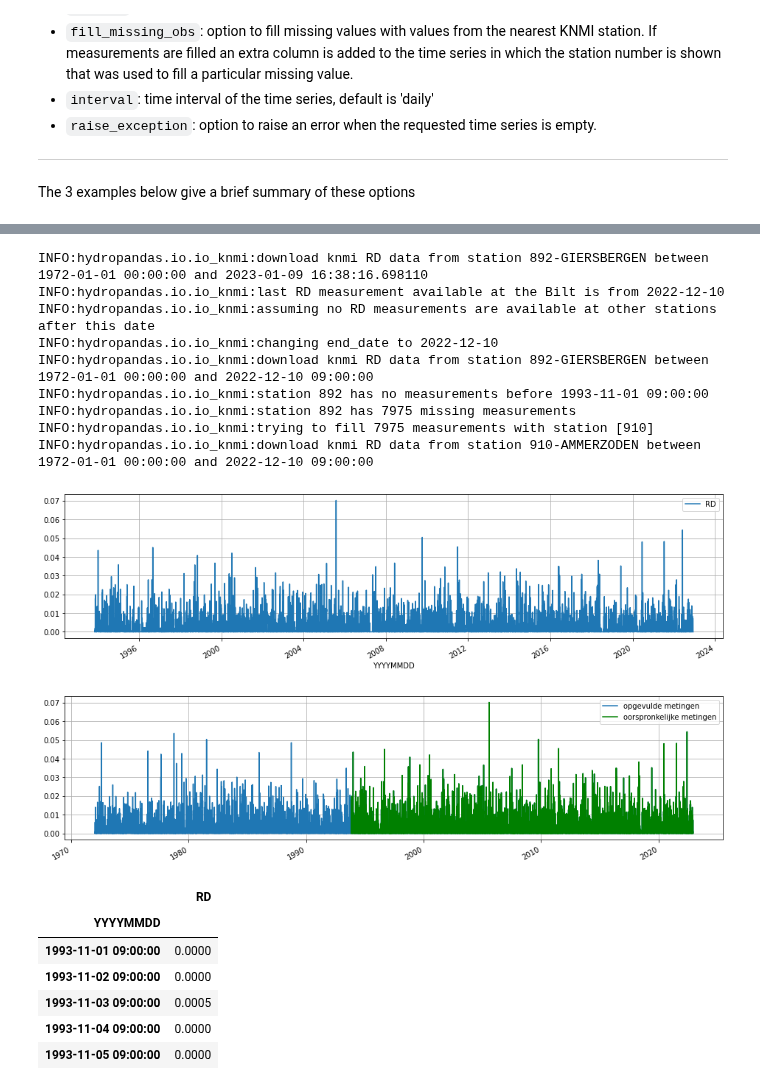
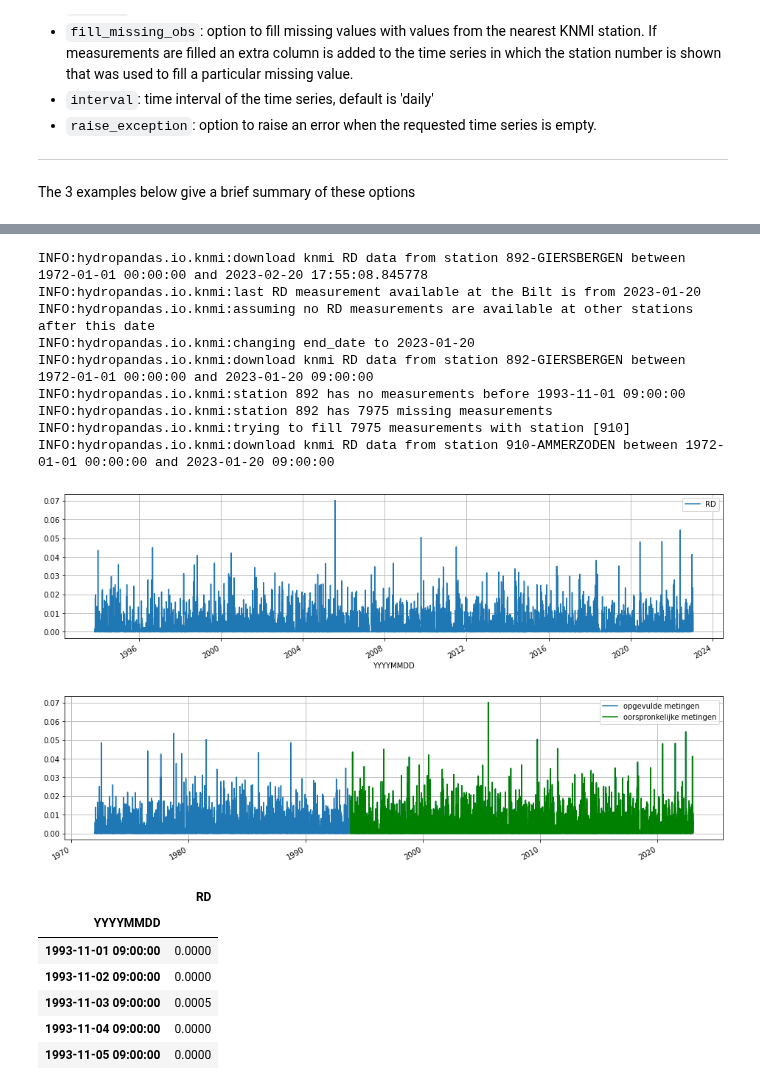
Before and after one commit to ArtesiaWater/hydropandas, a Jupyter notebook: examples/02_knmi_observations.ipynb, the cells around one changed output, grey strips where cells are left out. Drawn from its saved outputs; the diff is of its cells as text; code cells hidden in the pictures.

```diff
--- a/examples/02_knmi_observations.ipynb
+++ b/examples/02_knmi_observations.ipynb
@@ -161,23 +162,29 @@ INFO:hydropandas.io.io_knmi:download knmi TG data from station 210-VALKENBURG be
 # %%
-#example 2 get daily average precipitation from 1972 with and without filling missing measurements
-o_rd = hpd.PrecipitationObs.from_knmi(892, stn_type='precipitation', startdate='1972', fill_missing_obs=False)
-o_rd.plot(figsize=(16,4), grid=True)
+# example 2 get daily average precipitation from 1972 with and without filling missing measurements
+o_rd = hpd.PrecipitationObs.from_knmi(
+    892, stn_type="precipitation", startdate="1972", fill_missing_obs=False
+)
+o_rd.plot(figsize=(16, 4), grid=True)
 
-o_rd_filled = hpd.PrecipitationObs.from_knmi(892, stn_type='precipitation', startdate='1972', fill_missing_obs=True)
+o_rd_filled = hpd.PrecipitationObs.from_knmi(
+    892, stn_type="precipitation", startdate="1972", fill_missing_obs=True
+)
 fig, ax = plt.subplots()
-o_rd_filled['RD'].plot(figsize=(16,4), ax=ax, label='opgevulde metingen');
-o_rd_filled.loc[o_rd_filled['station_opvulwaarde'].isna(),'RD'].plot(color='green',ax=ax,grid=True,  label='oorspronkelijke metingen');
+o_rd_filled["RD"].plot(figsize=(16, 4), ax=ax, label="opgevulde metingen")
+o_rd_filled.loc[o_rd_filled["station_opvulwaarde"].isna(), "RD"].plot(
+    color="green", ax=ax, grid=True, label="oorspronkelijke metingen"
+)
 ax.legend();
 # %% [output]
-INFO:hydropandas.io.io_knmi:download knmi RD data from station 892-GIERSBERGEN between 1972-01-01 00:00:00 and 2023-01-09 16:38:16.698110
-INFO:hydropandas.io.io_knmi:last RD measurement available at the Bilt is from 2022-12-10
-INFO:hydropandas.io.io_knmi:assuming no RD measurements are available at other stations after this date
-INFO:hydropandas.io.io_knmi:changing end_date to 2022-12-10
-INFO:hydropandas.io.io_knmi:download knmi RD data from station 892-GIERSBERGEN between 1972-01-01 00:00:00 and 2022-12-10 09:00:00
-INFO:hydropandas.io.io_knmi:station 892 has no measurements before 1993-11-01 09:00:00
-INFO:hydropandas.io.io_knmi:station 892 has 7975 missing measurements
-INFO:hydropandas.io.io_knmi:trying to fill 7975 measurements with station [910]
-INFO:hydropandas.io.io_knmi:download knmi RD data from station 910-AMMERZODEN between 1972-01-01 00:00:00 and 2022-12-10 09:00:00
+INFO:hydropandas.io.knmi:download knmi RD data from station 892-GIERSBERGEN between 1972-01-01 00:00:00 and 2023-02-20 17:55:08.845778
+INFO:hydropandas.io.knmi:last RD measurement available at the Bilt is from 2023-01-20
+INFO:hydropandas.io.knmi:assuming no RD measurements are available at other stations after this date
+INFO:hydropandas.io.knmi:changing end_date to 2023-01-20
+INFO:hydropandas.io.knmi:download knmi RD data from station 892-GIERSBERGEN between 1972-01-01 00:00:00 and 2023-01-20 09:00:00
+INFO:hydropandas.io.knmi:station 892 has no measurements before 1993-11-01 09:00:00
+INFO:hydropandas.io.knmi:station 892 has 7975 missing measurements
+INFO:hydropandas.io.knmi:trying to fill 7975 measurements with station [910]
+INFO:hydropandas.io.knmi:download knmi RD data from station 910-AMMERZODEN between 1972-01-01 00:00:00 and 2023-01-20 09:00:00
-[figure, old version]
+[figure, new version]
-[figure, old version]
+[figure, new version]
 # %%
```
Also changed, not shown: parts of 34 cells of this notebook, 3 other files.
